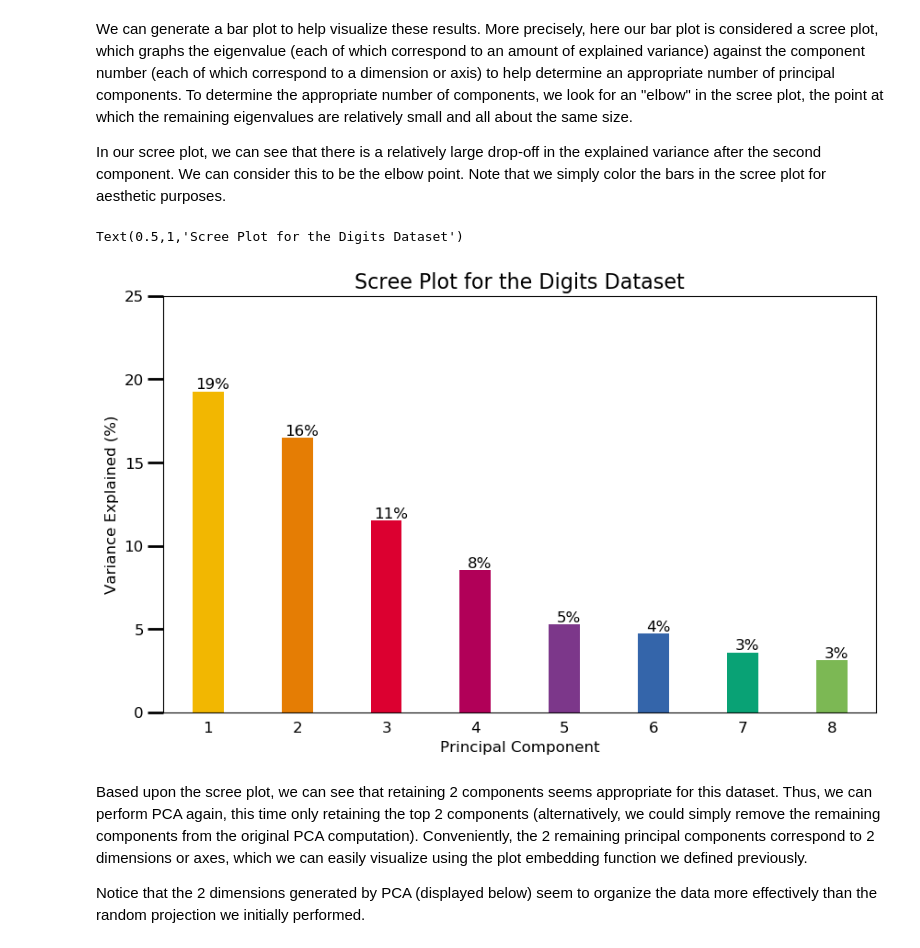
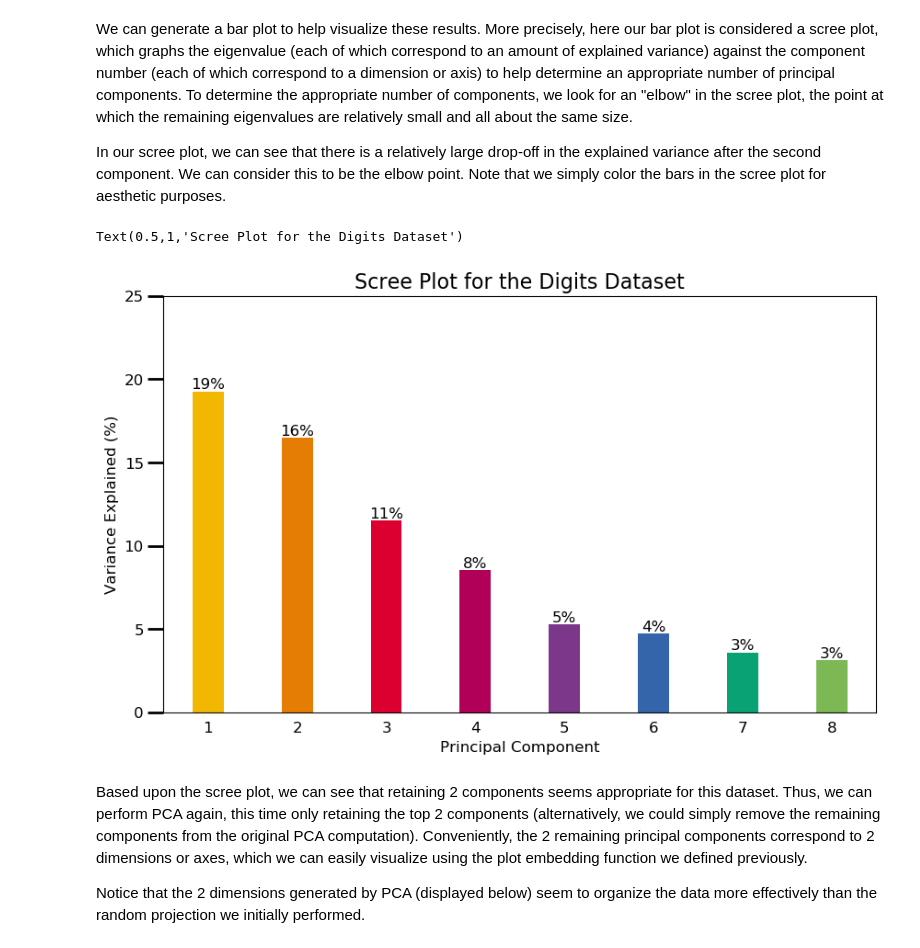
Before and after one commit to anfibil/cs6220, a Jupyter notebook: Week 03 - Data Preprocessing.ipynb, the cells around one changed output. Drawn from its saved outputs; the diff is of its cells as text; code cells hidden in the pictures.

```diff
--- a/Week 03 - Data Preprocessing.ipynb
+++ b/Week 03 - Data Preprocessing.ipynb
@@ -621,36 +639,37 @@ vals = pca.explained_variance_ratio_ * 100  # explained variance values
 
 plt.figure(figsize=(10, 6), dpi=100)
 ax = plt.subplot(111)
+
 ax.bar(ind, vals, 0.35,
        color=[(0.949, 0.718, 0.004),
               (0.898, 0.49, 0.016),
               (0.863, 0, 0.188),
               (0.694, 0, 0.345),
               (0.486, 0.216, 0.541),
               (0.204, 0.396, 0.667),
               (0.035, 0.635, 0.459),
               (0.486, 0.722, 0.329),
              ])
 
 params = {'va': 'bottom', 'ha': 'center', 'fontsize': 12}
 for i in range(len(vals)):
-    ax.annotate(r"%d%%" % (int(vals[i])), (ind[i] + 0.05, vals[i]), **params)
+    ax.annotate(r"%d%%" % (int(vals[i])), (ind[i], vals[i]), **params)
 
 ax.set_xticklabels(range(9), fontsize=12)
 ax.set_yticklabels(range(0, 30, 5), fontsize=12)
 ax.set_ylim(0, 25)
 ax.set_xlim(0 - 0.5, 8 - 0.5)
 
 ax.xaxis.set_tick_params(width=0)
 ax.yaxis.set_tick_params(width=2, length=12)
 
 ax.set_xlabel("Principal Component", fontsize=12)
 ax.set_ylabel("Variance Explained (%)", fontsize=12)
 
 plt.title("Scree Plot for the Digits Dataset", fontsize=16)
 # %% [output]
 Text(0.5,1,'Scree Plot for the Digits Dataset')
-[figure, old version]
+[figure, new version]
 # %% [markdown]
 Based upon the scree plot, we can see that retaining 2 components seems appropriate for this dataset. Thus, we can perform PCA again, this time only retaining the top 2 components (alternatively, we could simply remove the remaining components from the original PCA computation). Conveniently, the 2 remaining principal components correspond to 2 dimensions or axes, which we can easily visualize using the plot embedding function we defined previously.
 
```
Also changed, not shown: parts of 50 cells of this notebook.
